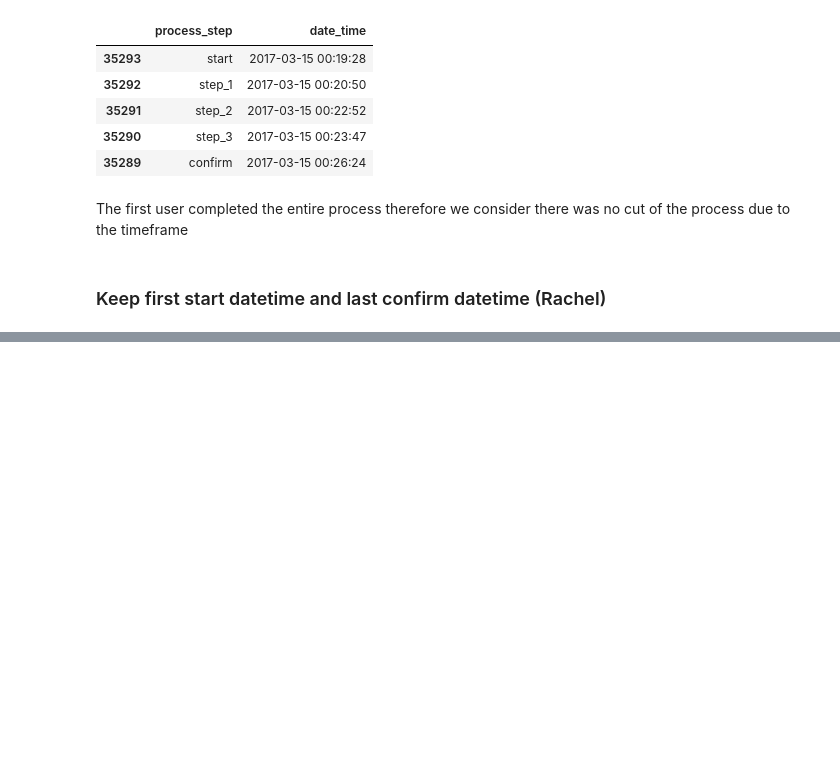
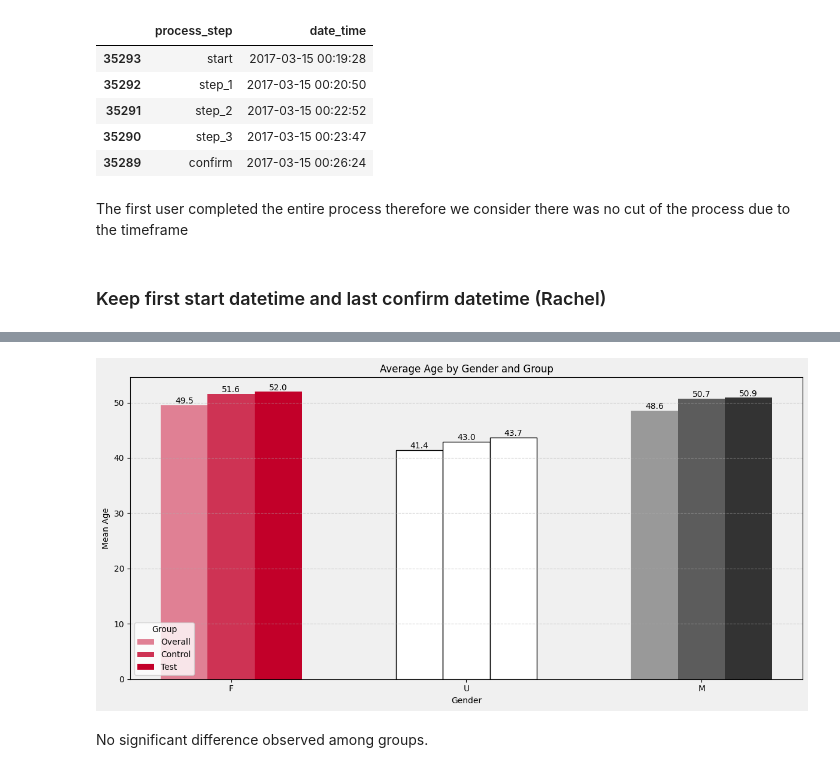
Before and after one commit to rachelv2/vanguard-ab-test, a Jupyter notebook: notebooks/main_dataset_tasks_anne.ipynb, the cells around one changed output, grey strips where cells are left out. Drawn from its saved outputs; the diff is of its cells as text; code cells hidden in the pictures; blank space fills up the shorter version.

```diff
--- a/notebooks/main_dataset_tasks_anne.ipynb
+++ b/notebooks/main_dataset_tasks_anne.ipynb
@@ -180,0 +294,80 @@ df_time_window = df.to_csv(config["output_data"]["file7"])
+# %%
+# Similar support comparing age mean of each gender per group
+
+# clean df
+df_clean = df.copy()
+df_clean['gendr'] = df_clean['gendr'].str.upper().map({'F':'F','M':'M'}).fillna('U')
+df_clean = df_clean[['gendr','clnt_age','Variation']]
+
+# clean demo
+overall_clean = final_demo.copy()
+overall_clean['gendr'] = overall_clean['gendr'].str.upper().map({'F':'F','M':'M'}).fillna('U')
+overall_clean = overall_clean[['gendr','clnt_age']]
+overall_clean['Variation'] = 'Overall'
+
+# mean calculation
+mean_age_test_control = df_clean.groupby(['Variation','gendr'])['clnt_age'].mean().reset_index().rename(columns={'clnt_age':'mean_age'})
+mean_age_overall = overall_clean.groupby(['gendr'])['clnt_age'].mean().reset_index()
+mean_age_overall['Variation'] = 'Overall'
+mean_age_overall = mean_age_overall.rename(columns={'clnt_age':'mean_age'})
+
+# concate
+mean_age_all = pd.concat([mean_age_overall, mean_age_test_control], axis=0)
+
+# vanguard colors
+base_colors = {'F':'#C20029','M':'#333333','U':'#FFFFFF'}
+
+# functions for ligtening colors
+def lighten_color(color, amount=0.5):
+    r, g, b = to_rgb(color)
+    r = r + (1-r)*amount
+    g = g + (1-g)*amount
+    b = b + (1-b)*amount
+    return to_hex((r,g,b))
+
+group_shades = {
+    'F': {'Overall': lighten_color(base_colors['F'],0.5), 'Control': lighten_color(base_colors['F'],0.2), 'Test': base_colors['F']},
+    'M': {'Overall': lighten_color(base_colors['M'],0.5), 'Control': lighten_color(base_colors['M'],0.2), 'Test': base_colors['M']},
+    'U': {'Overall': lighten_color(base_colors['U'],0.5), 'Control': lighten_color(base_colors['U'],0.2), 'Test': base_colors['U']}
+}
+
+gender_order = ['F','U','M']
+group_order = ['Overall','Control','Test']
+
+# plot
+plt.figure(figsize=(12,6), facecolor='#f0f0f0')
+ax = plt.gca()
+
+bar_width = 0.2
+for i, g in enumerate(gender_order):
+    for j, grp in enumerate(group_order):
+        val = mean_age_all[(mean_age_all['gendr']==g) & (mean_age_all['Variation']==grp)]['mean_age'].values[0]
+        x = i + (j-1)*bar_width
+        color = group_shades[g][grp]
+        edge = 'black' if g=='U' else 'none'
+        ax.bar(x, val, width=bar_width, color=color, edgecolor=edge)
+        ax.text(x, val+0.3, f"{val:.1f}", ha='center', fontsize=10)
+
+# axes
+ax.set_xticks(range(len(gender_order)))
+ax.set_xticklabels(gender_order)
+ax.set_ylabel("Mean Age")
+ax.set_xlabel("Gender")
+ax.set_facecolor('#f0f0f0')
+plt.title("Average Age by Gender and Group")
+
+# legend
+legend_handles = [Patch(facecolor=group_shades['F'][grp], label=grp) for grp in group_order]
+plt.legend(handles=legend_handles, title='Group', loc='lower left')
+
+plt.grid(axis='y', linestyle='--', alpha=0.5)
+plt.tight_layout()
+
+# export
+plt.savefig("average_age_by_gender_group_with_overall.png", dpi=300, bbox_inches='tight', facecolor='#f0f0f0')
+
+plt.show()
+# %% [output]
+[figure, added]
+# %% [markdown]
+No significant difference observed among groups.
```
Also changed, not shown: parts of 15 cells of this notebook, 13 other files.
